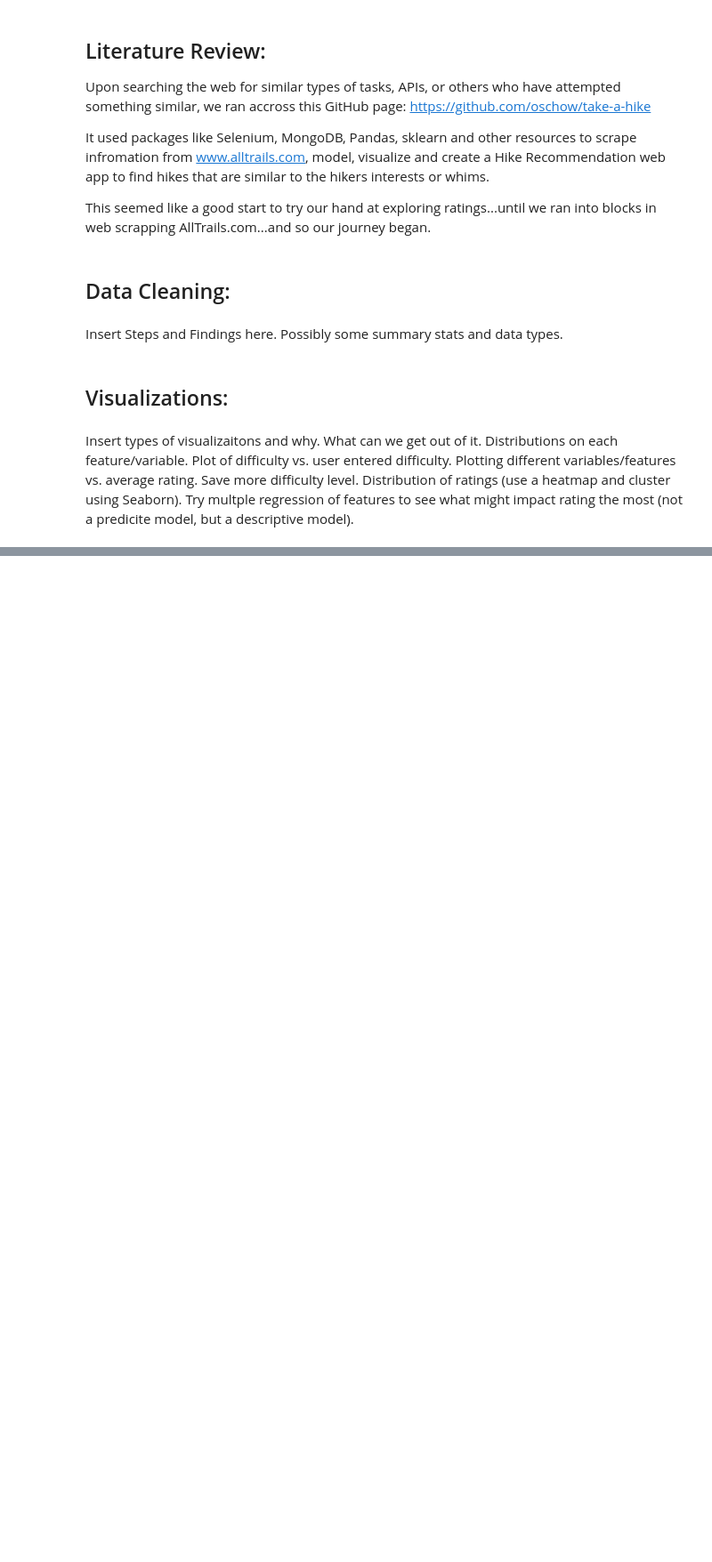
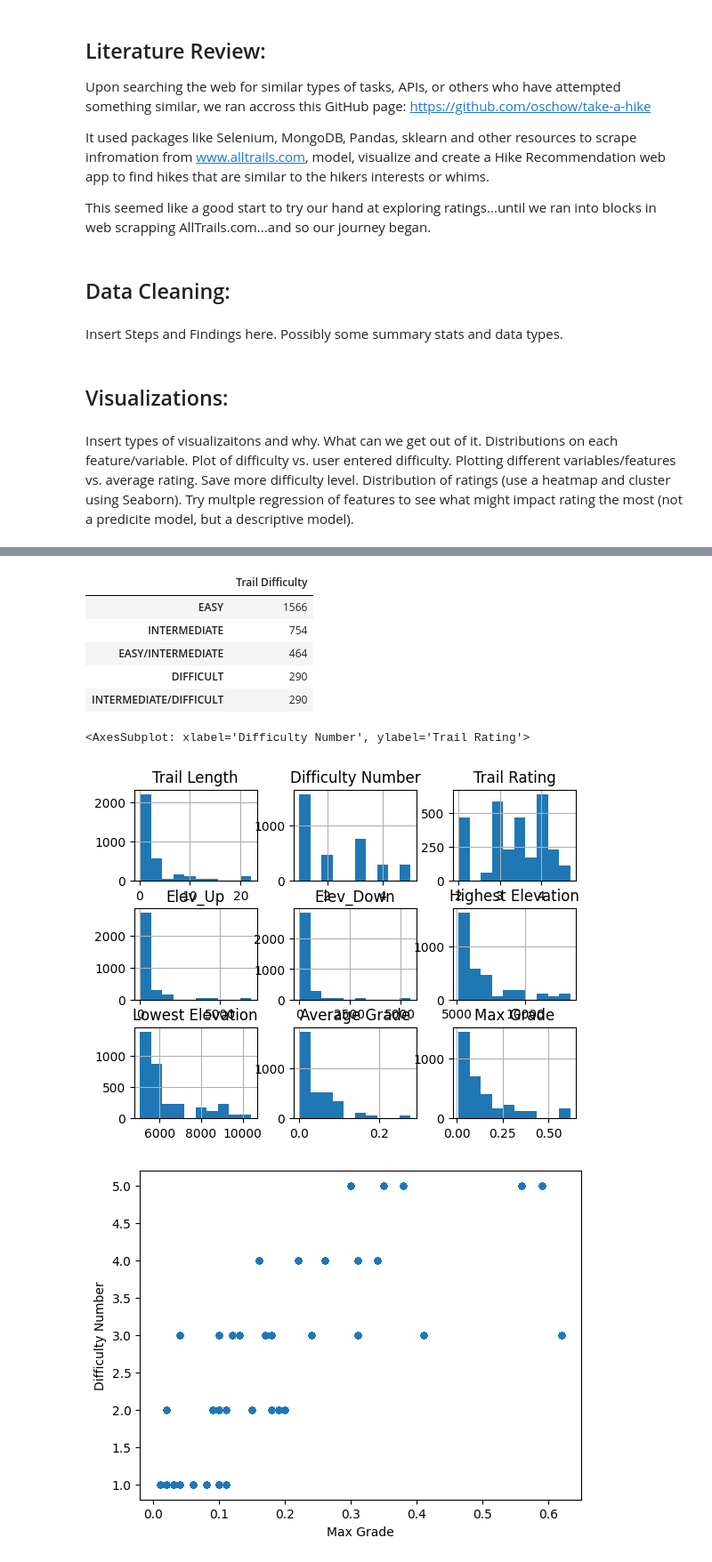
Before and after one commit to BiochemHead/COMP_4447_Final_Project, a Jupyter notebook: Final_Project_Notebook.ipynb, the cells around one changed output, grey strips where cells are left out. Shown at 89% size. Saved outputs shown, nothing was run; the diff lists cells and outputs as text; code cells hidden in the pictures; blank space fills up the shorter version.

```diff
--- a/Final_Project_Notebook.ipynb
+++ b/Final_Project_Notebook.ipynb
@@ -33,3 +33,22 @@ Insert Steps and Findings here. Possibly some summary stats and data types.
 ## Visualizations:
 # %% [markdown]
 Insert types of visualizaitons and why. What can we get out of it. Distributions on each feature/variable. Plot of difficulty vs. user entered difficulty. Plotting different variables/features vs. average rating. Save more difficulty level. Distribution of ratings (use a heatmap and cluster using Seaborn).  Try multple regression of features to see what might impact rating the most (not a predicite model, but a descriptive model).
+# %%
+import pandas as pd
+import numpy as np
+import matplotlib as plt
+import seaborn as sb
+from sklearn import linear_model
+import statsmodels.api as sm
+
+# Read the cleaned hiking dataset pickle file
+df = pd.read_pickle("./Hiking Project/scrape_clean//hike_project_cln_data.pkl")
+
+df.info()
+display(df.describe())
+display(df['Dogs'].value_counts(dropna=False).to_frame())
+display(df['Trail Difficulty'].value_counts(dropna=False).to_frame())
+df.hist()
+df.plot.scatter(x='Max Grade',y='Difficulty Number')
+df.plot.scatter(x='Difficulty Number',y='Trail Rating')
+# %% [output]
@@ -35,0 +86,9 @@ Insert types of visualizaitons and why. What can we get out of it. Distributions
+|  | Trail Difficulty |
+| EASY | 1566 |
+| INTERMEDIATE | 754 |
+| EASY/INTERMEDIATE | 464 |
+| DIFFICULT | 290 |
+| INTERMEDIATE/DIFFICULT | 290 |
+<AxesSubplot: xlabel='Difficulty Number', ylabel='Trail Rating'>
+[figure, added]
+[figure, added]
```
Also changed, not shown: parts of 1 cell of this notebook.
